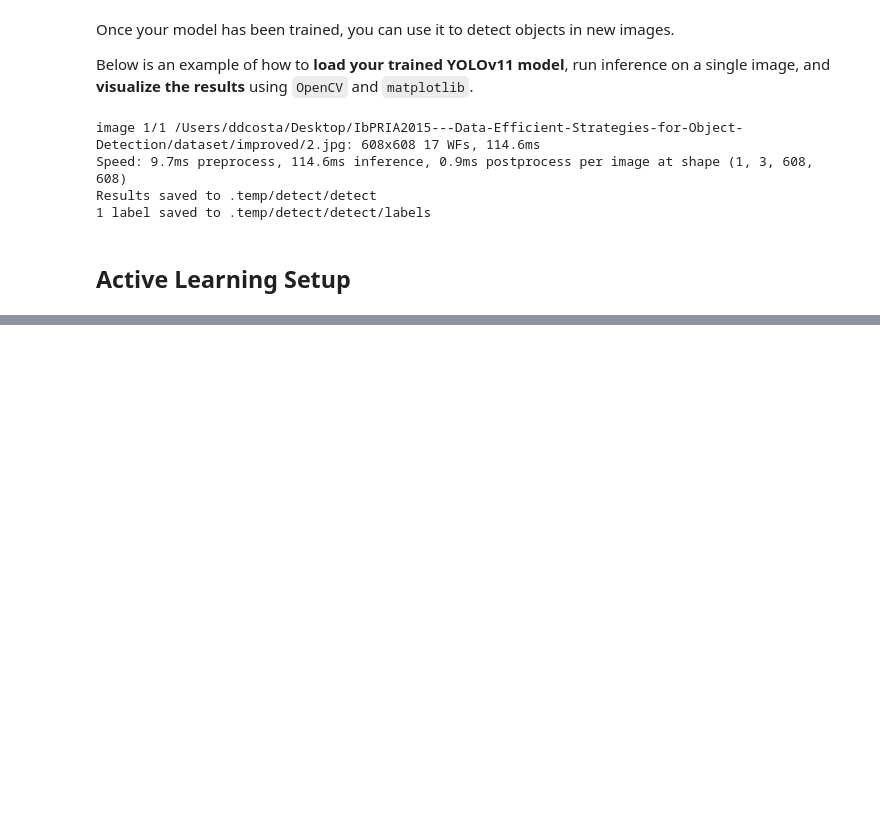
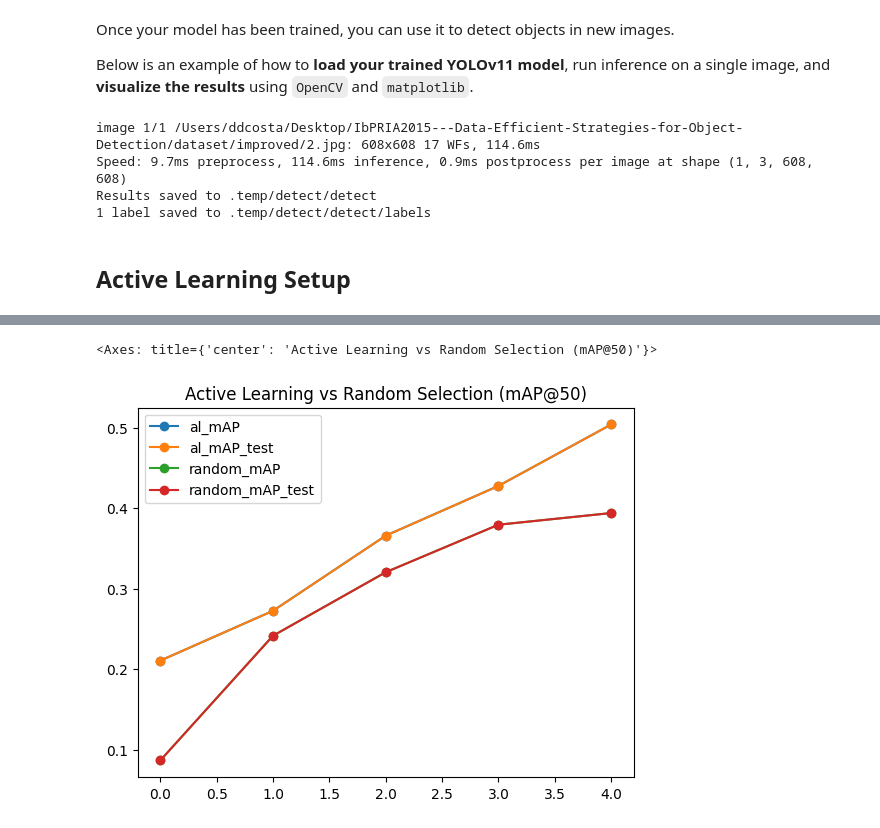
Before and after one commit to dinisdcosta/IbPRIA2025---Data-Efficient-Strategies-for-Object-Detection, a Jupyter notebook: hands_on_notebook.ipynb, the cells around one changed output, grey strips where cells are left out. Drawn from its saved outputs; the diff is of its cells as text; code cells hidden in the pictures; blank space fills up the shorter version.

```diff
--- a/hands_on_notebook.ipynb
+++ b/hands_on_notebook.ipynb
@@ -318,0 +347,6 @@ Closing dataloader mosaic
+# %%
+%matplotlib inline
+results_df.plot(title="Active Learning vs Random Selection (mAP@50)", marker='o')
+# %% [output]
+<Axes: title={'center': 'Active Learning vs Random Selection (mAP@50)'}>
+[figure, added]
```
Also changed, not shown: parts of 3 cells of this notebook, 3 other files.
